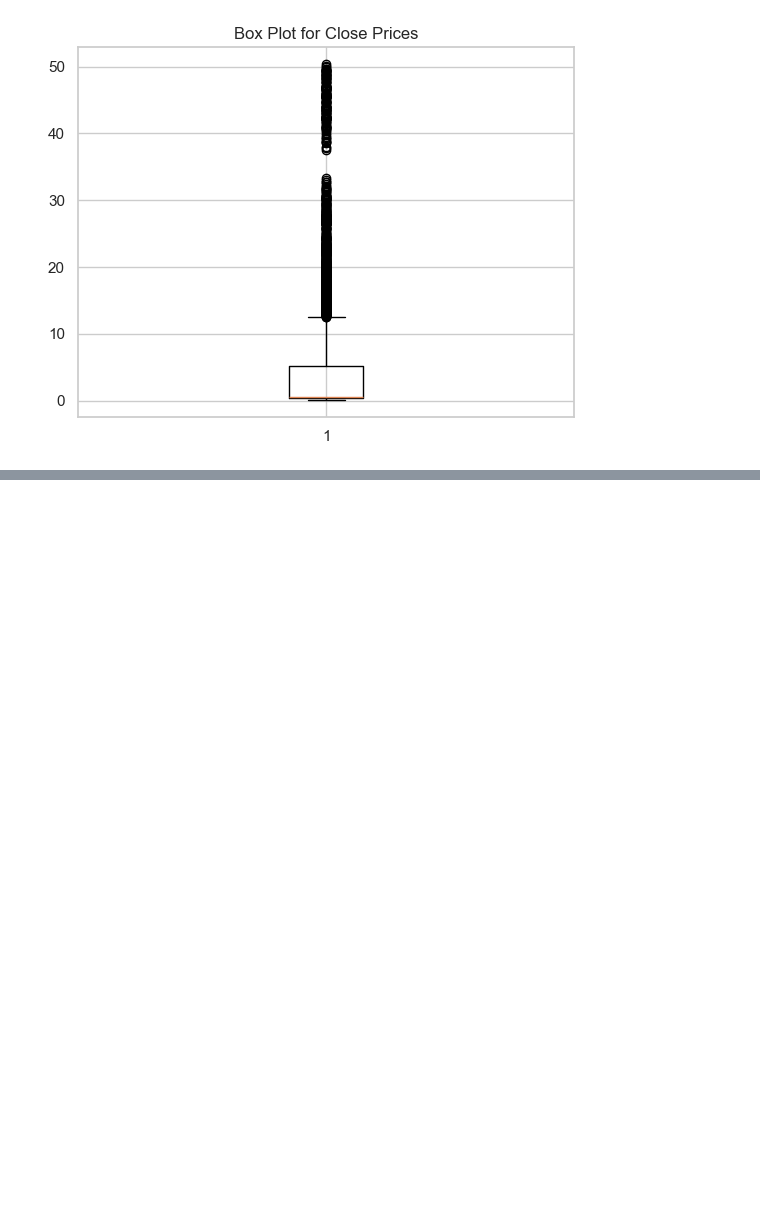
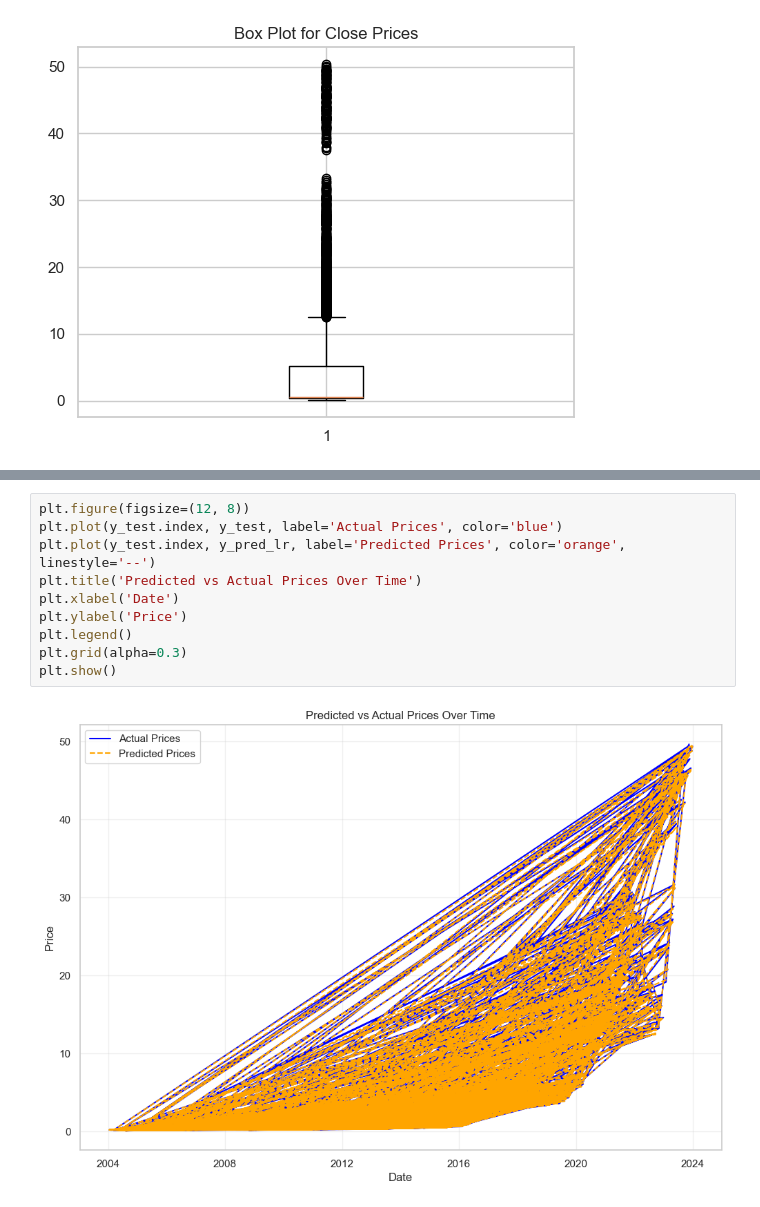
Before and after one commit to wajihulhasan01/Predicting-Stock-Price, a Jupyter notebook: Project_One.ipynb, the cells around one changed output, grey strips where cells are left out. Drawn from its saved outputs; the diff is of its cells as text; blank space fills up the shorter version.

```diff
--- a/Project_One.ipynb
+++ b/Project_One.ipynb
@@ -331,0 +305,12 @@ Let me know if you’d like help implementing any part of this project! 🚀
+# %%
+plt.figure(figsize=(12, 8))
+plt.plot(y_test.index, y_test, label='Actual Prices', color='blue')
+plt.plot(y_test.index, y_pred_lr, label='Predicted Prices', color='orange', linestyle='--')
+plt.title('Predicted vs Actual Prices Over Time')
+plt.xlabel('Date')
+plt.ylabel('Price')
+plt.legend()
+plt.grid(alpha=0.3)
+plt.show()
+# %% [output]
+[figure, added]
```
Also changed, not shown: parts of 9 cells of this notebook, 1 other file.
